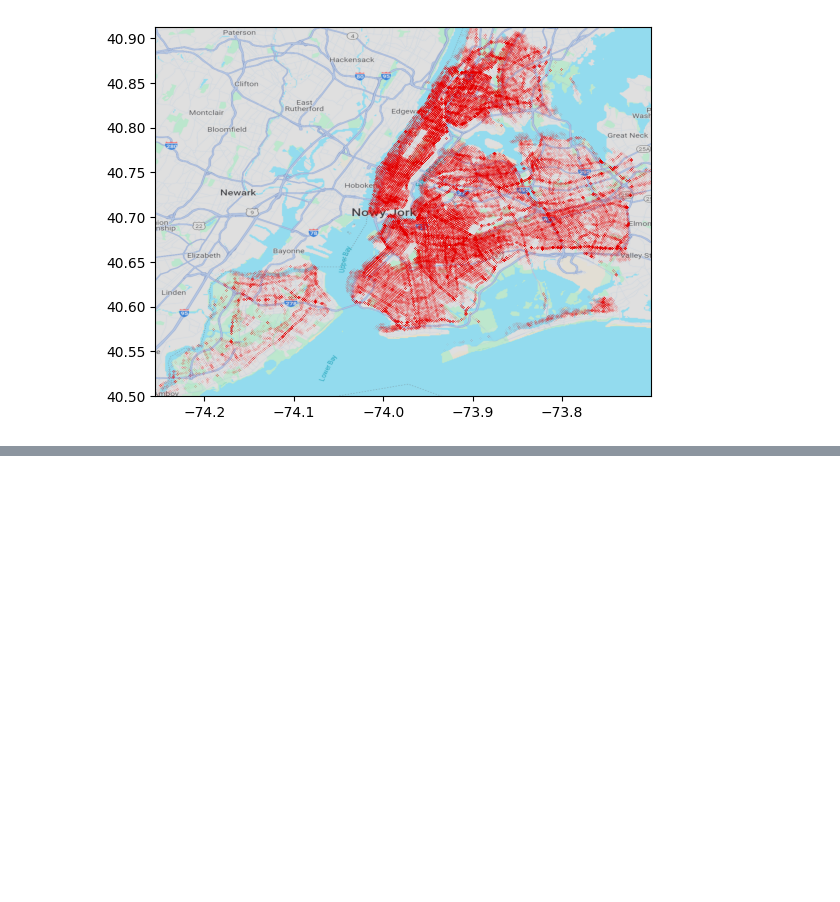
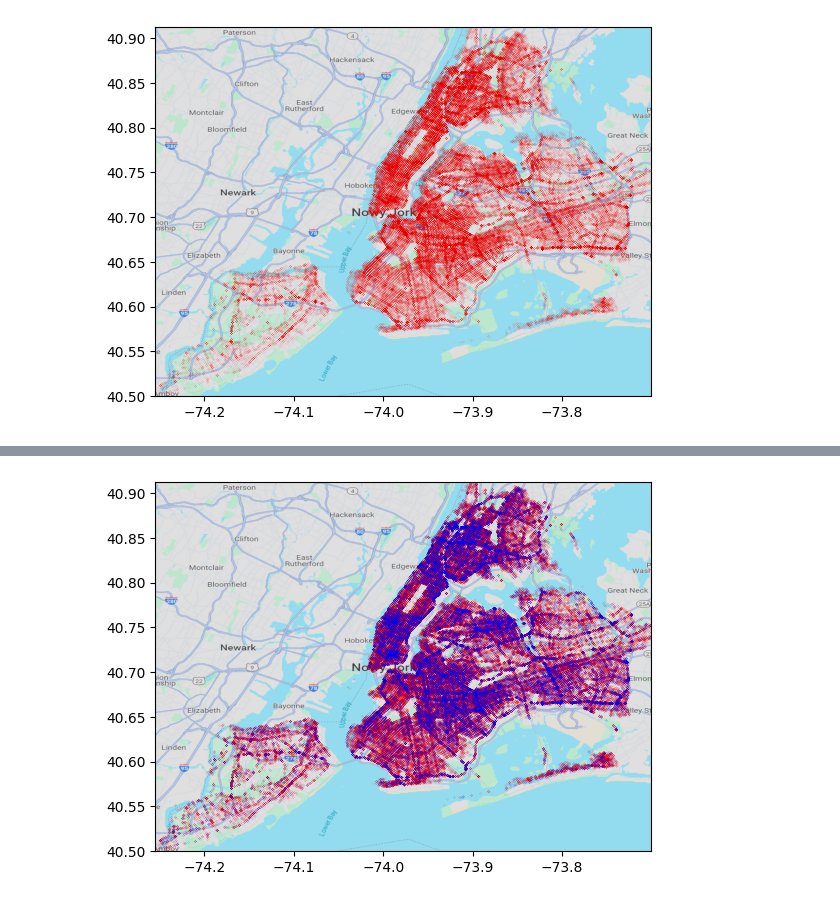
Before and after one commit to marcinozog/analiza_danych, a Jupyter notebook: NYC_Collisions.ipynb, the cells around one changed output, grey strips where cells are left out. Drawn from its saved outputs; the diff is of its cells as text; code cells hidden in the pictures; blank space fills up the shorter version.

```diff
--- a/NYC_Collisions.ipynb
+++ b/NYC_Collisions.ipynb
@@ -112,3 +139,13 @@ ax.scatter(lat_long_killed["Longitude"], lat_long_killed["Latitude"], color='red
 plt.show()
 # %% [output]
 [figure]
+# %%
+lat_long_datetime = df[["Latitude", "Longitude", "DateTime"]]
+lat_long_datetime["Hour"] = lat_long_datetime["DateTime"].dt.hour
+print(lat_long_datetime["DateTime"].dt.time.min())
+print(lat_long_datetime["DateTime"].dt.time.max())
+print(lat_long_datetime.groupby(lat_long_datetime["DateTime"].dt.hour).size())
+print("\n------------\n")
+print(lat_long_datetime.groupby(lat_long_datetime["DateTime"].dt.hour).head())
+print("\n------------\n")
+print(lat_long_datetime.groupby(lat_long_datetime["DateTime"].dt.hour).first())
@@ -114,0 +175,21 @@ plt.show()
+# %%
+img = plt.imread("map.png")
+fig, ax = plt.subplots() # figsize=(20, 10)
+img = ax.imshow(img, extent=[-74.25496, -73.70061, 40.49971, 40.912884])
+# lat_long.plot(y='Latitude', x='Longitude', column='Latitude', kind="scatter", legend=True)
+# ax.scatter(lat_long_datetime["Longitude"], lat_long_datetime["Latitude"], s=0.0005, c=lat_long_datetime["Latitude"], cmap='viridis')
+ax.scatter(lat_long_datetime.loc[lat_long_datetime["Hour"].between(6,20), "Longitude"],
+           lat_long_datetime.loc[lat_long_datetime["Hour"].between(6,20), "Latitude"],
+           s=0.005,
+           c='red')
+ax.scatter(lat_long_datetime.loc[(lat_long_datetime["Hour"] < 6) | (lat_long_datetime["Hour"] >20), "Longitude"],
+           lat_long_datetime.loc[(lat_long_datetime["Hour"] < 6) | (lat_long_datetime["Hour"] >20), "Latitude"],
+           s=0.005,
+           c='blue')
+# ax.scatter(lat_long_datetime["Longitude"], lat_long_datetime["Latitude"], s=0.0005, c='blue')
+# fig.colorbar(mpl.cm.ScalarMappable(norm=mpl.colors.Normalize(lat_long_datetime["DateTime"].min().value,
+#                                                              lat_long_datetime["DateTime"].max().value), cmap='viridis'),
+#              ax=ax, orientation='vertical', label='a colorbar label')
+plt.show()
+# %% [output]
+[figure, added]
```
Also changed, not shown: parts of 8 cells of this notebook.
